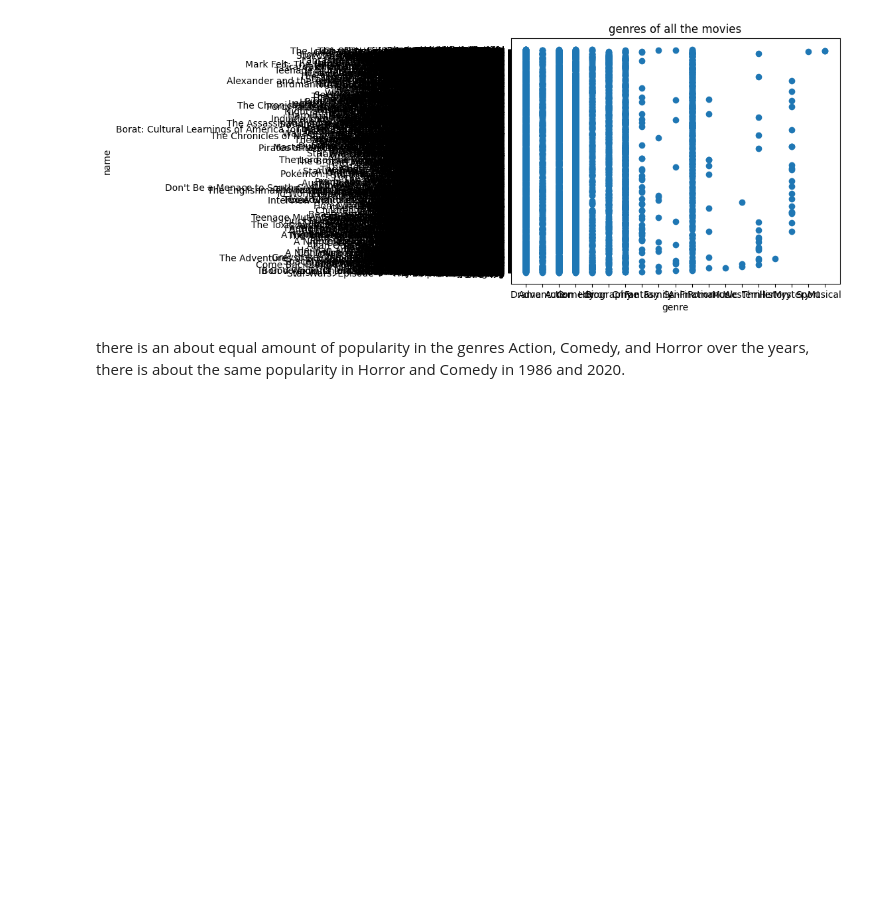
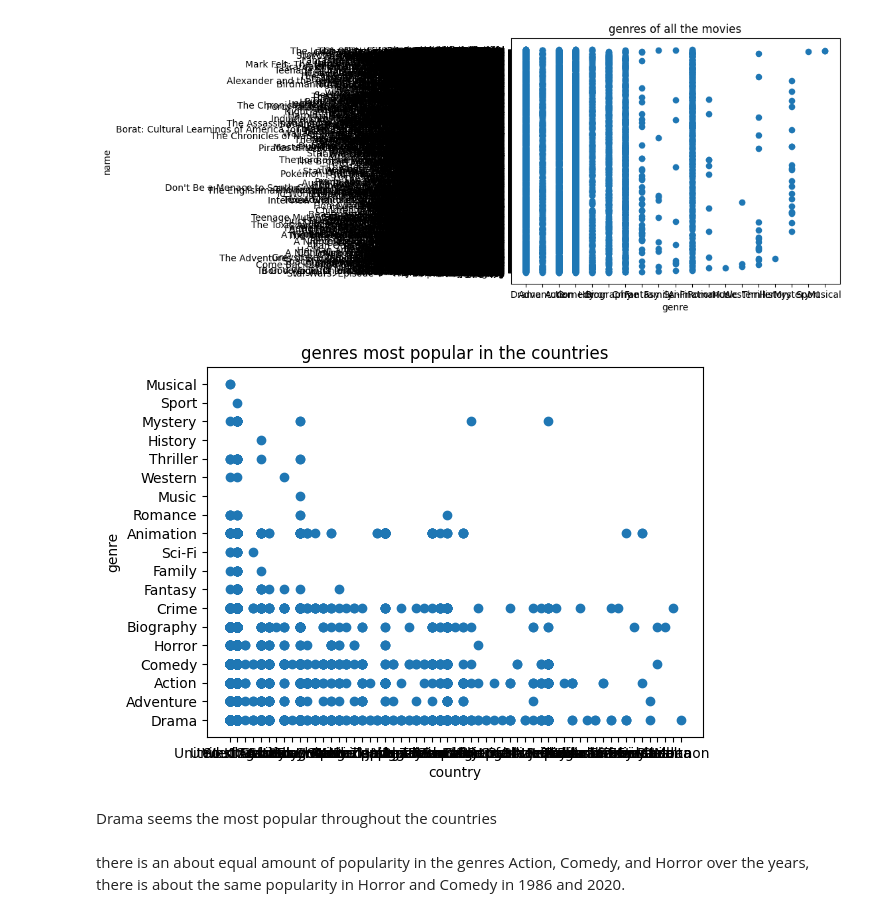
Before and after one commit to Kaidense2026/Pop_culture-, a Jupyter notebook: Pop_Culture_research_project.ipynb, the cells around one changed output. Cells and saved outputs as stored; diff of their text form; code cells hidden in the pictures; blank space fills up the shorter version.

```diff
--- a/Pop_Culture_research_project.ipynb
+++ b/Pop_Culture_research_project.ipynb
@@ -242,6 +242,20 @@ plt.show()
 #I probably have to narrow down the information before doing a graph with the names
 # %% [output]
 [figure]
+# %%
+x = movies['country']
+y = movies['genre']
+plt.scatter(x, y)
+plt.title('genres most popular in the countries')
+plt.xlabel('country')
+plt.ylabel('genre')
+
+plt.show()
+#I will fix the overlaping words in a bit
+# %% [output]
+[figure, added]
+# %% [markdown]
+Drama seems the most popular throughout the countries
 # %% [markdown]
 there is an about equal amount of popularity in the genres Action, Comedy, and Horror over the years, there is about the same popularity in Horror and Comedy in 1986 and 2020.
 # %% [markdown]
```
